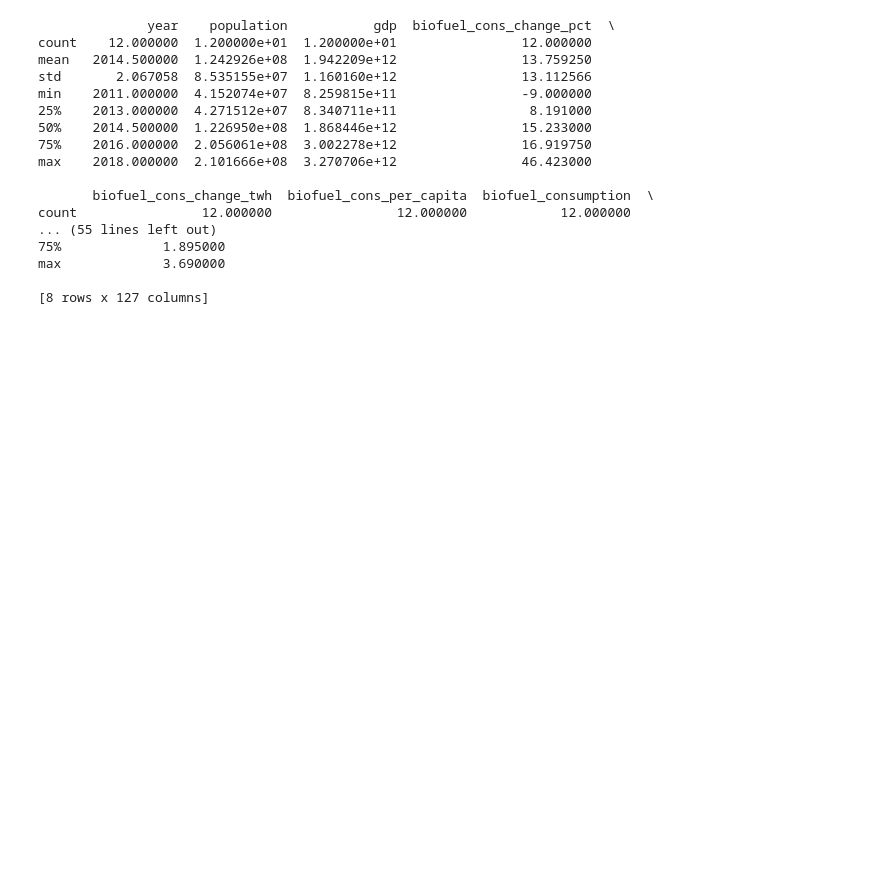
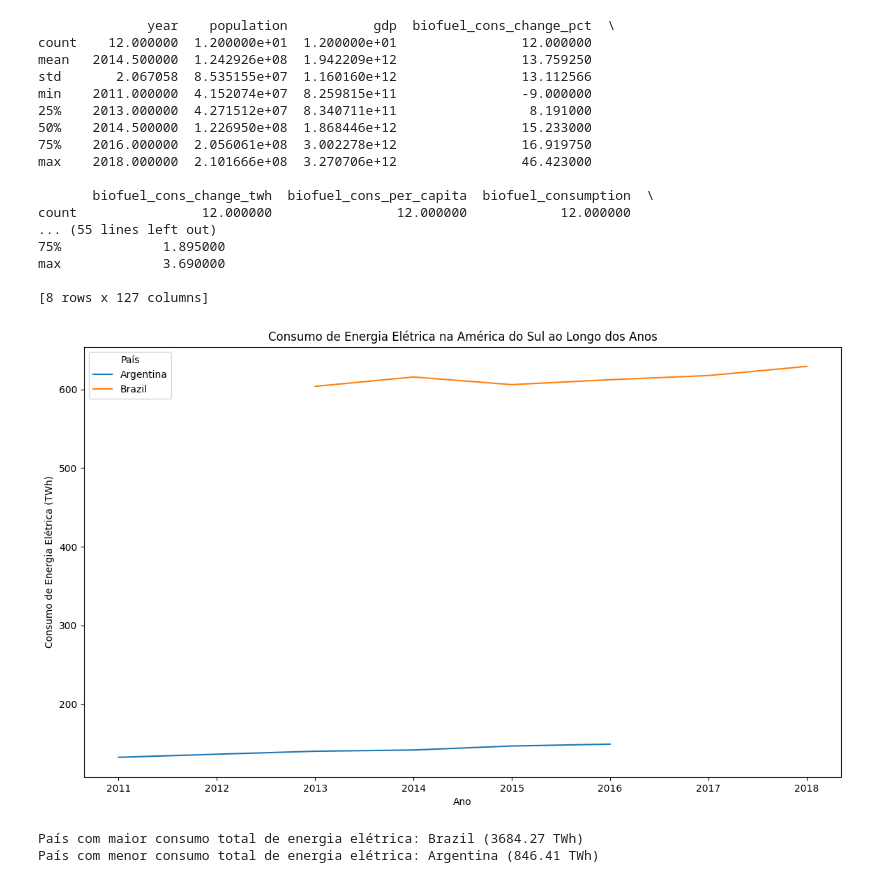
Before and after one commit to claytontey/DS_Unesp, a Jupyter notebook: Work_Git/Pedro_Roratto/WorkGit/ex_estatistica1.ipynb, the cells around one changed output. Drawn from its saved outputs; the diff is of its cells as text; code cells hidden in the pictures; blank space fills up the shorter version.

```diff
--- a/Work_Git/Pedro_Roratto/WorkGit/ex_estatistica1.ipynb
+++ b/Work_Git/Pedro_Roratto/WorkGit/ex_estatistica1.ipynb
@@ -35,17 +21,12 @@ df = df.drop_duplicates()
 # %%
 #Identificar os países da América do Sul no df
-#Identify the countries of South America in the df
-south_america = ['Argentina', 'Bolivia', 'Brazil',
-                 'Chile', 'Colombia', 'Ecuador',
-                 'Guyana', 'Paraguay', 'Peru',
-                 'Suriname', 'Uruguay', 'Venezuela'
-            ]
-df_SA = df[df['country'].isin(south_america)]
+paises_america_do_sul = ['Argentina', 'Bolivia', 'Brazil', 'Chile', 'Colombia', 'Ecuador', 'Guyana', 'Paraguay', 'Peru', 'Suriname', 'Uruguay', 'Venezuela']
+df_SA = df[df['country'].isin(paises_america_do_sul)]
+
 
 #print(df_SA)
 
 #Exibir um resumo estatístico das variáveis relacionadas ao consumo de energia (como consumo de eletricidade, consumo de fontes renováveis, etc.).
-#df_SA.describe()
 print(df_SA.describe())
 # %% [output]
               year    population           gdp  biofuel_cons_change_pct  \
@@ -65,3 +46,25 @@ count                12.000000                12.000000            12.000000
 max             3.690000
 
 [8 rows x 127 columns]
+# %%
+plt.figure(figsize=(14, 8))
+sns.lineplot(data=df_SA, x='year', y='electricity_demand', hue='country')
+plt.title('Consumo de Energia Elétrica na América do Sul ao Longo dos Anos')
+plt.xlabel('Ano')
+plt.ylabel('Consumo de Energia Elétrica (TWh)')
+plt.legend(title='País')
+plt.show()
+
+# Calcular o consumo total de energia elétrica para cada país
+consumo_total = df_SA.groupby('country')['electricity_demand'].sum().reset_index()
+
+# Identificar os países com maior e menor consumo total de energia elétrica
+maior_consumo = consumo_total.loc[consumo_total['electricity_demand'].idxmax()]
+menor_consumo = consumo_total.loc[consumo_total['electricity_demand'].idxmin()]
+
+print(f"País com maior consumo total de energia elétrica: {maior_consumo['country']} ({maior_consumo['electricity_demand']} TWh)")
+print(f"País com menor consumo total de energia elétrica: {menor_consumo['country']} ({menor_consumo['electricity_demand']} TWh)")
+# %% [output]
+[figure, added]
+País com maior consumo total de energia elétrica: Brazil (3684.27 TWh)
+País com menor consumo total de energia elétrica: Argentina (846.41 TWh)
```
Also changed, not shown: parts of 5 cells of this notebook.
